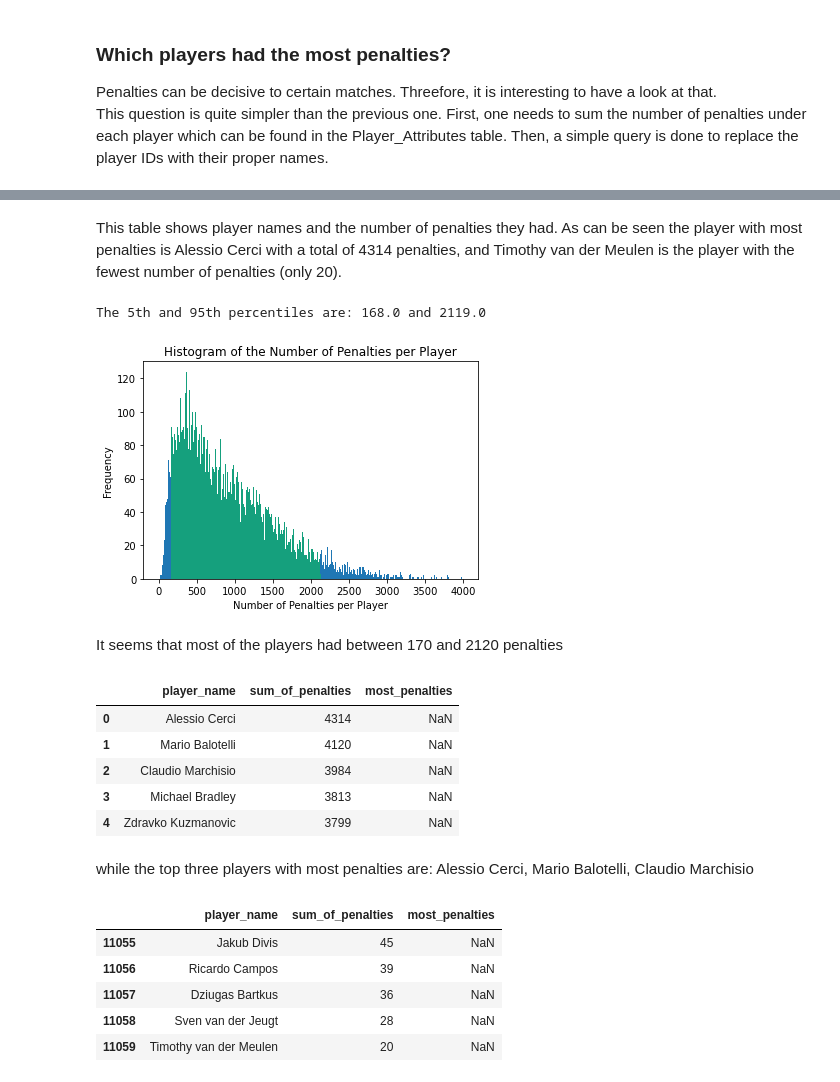
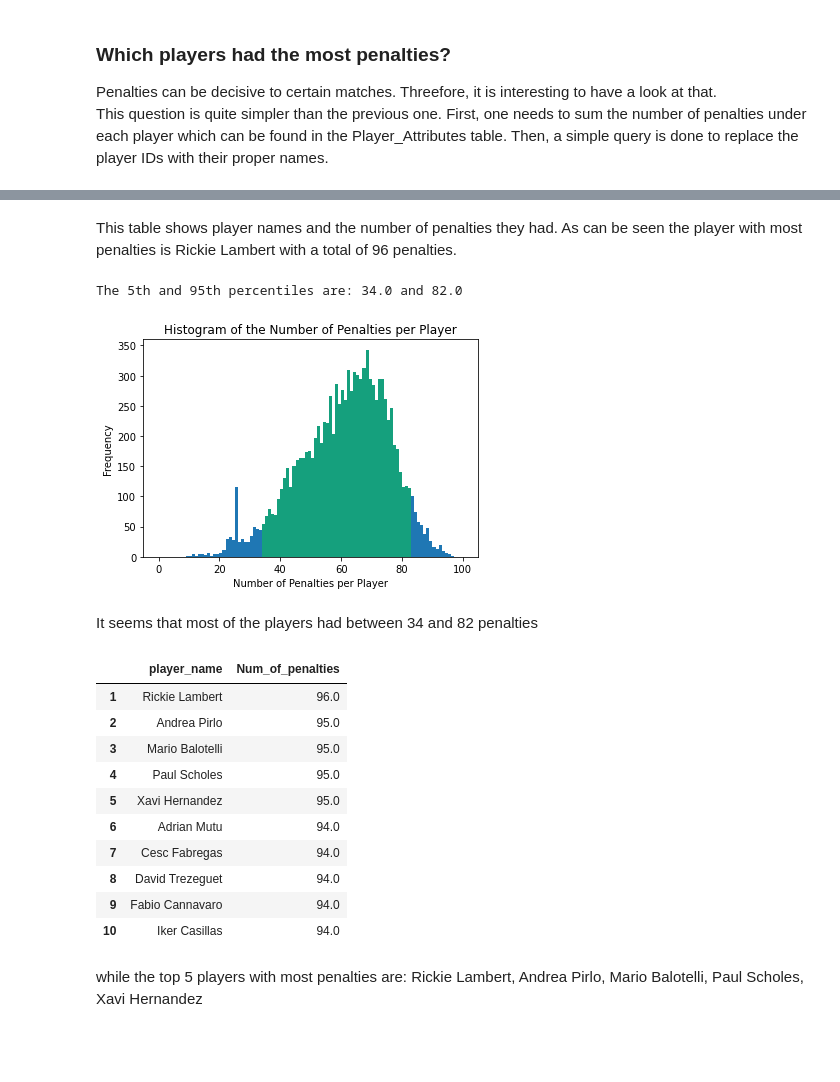
Before and after one commit to msarraj-edu/Investigating-Kaggle-Soccer-Dataset, a Jupyter notebook: Investigating-Kaggle_Soccer-Dataset.ipynb, the cells around one changed output, grey strips where cells are left out. Drawn from its saved outputs; the diff is of its cells as text; code cells hidden in the pictures; blank space fills up the shorter version.

Commit message:
Fix misinterpretation of def. of penalties

```diff
--- a/Investigating-Kaggle_Soccer-Dataset.ipynb
+++ b/Investigating-Kaggle_Soccer-Dataset.ipynb
@@ -315,10 +334,16 @@ Penalties can be decisive to certain matches. Threefore, it is interesting to ha
 This question is quite simpler than the previous one. First, one needs to sum the number of penalties under each player which can be found in the Player_Attributes table. Then, a simple query is done to replace the player IDs with their proper names.
 # %%
 player_penalties = pd.read_sql_query('''
-select player.player_name, sum_of_penalties
+select player.player_name, Num_of_penalties
 from player,
-  (select player_api_id, sum(penalties) as sum_of_penalties
+  (select player_api_id, penalties as Num_of_penalties
   from player_attributes
-  group by player_api_id
-  order by sum_of_penalties desc) as sum_table
+  order by Num_of_penalties desc) as sum_table
 where player.player_api_id = sum_table.player_api_id''',conn)
+# %%
+player_penalties.Num_of_penalties = player_penalties.Num_of_penalties.fillna(0)
+player_penalties.drop_duplicates(subset='player_name', keep='first', inplace=True)
+player_penalties = player_penalties.loc[:, ['player_name','Num_of_penalties']]
+player_penalties.index = range(1, len(player_penalties.index)+1)
+
+player_penalties.head()
@@ -325,50 +357,46 @@ where player.player_api_id = sum_table.player_api_id''',conn)
 # %% [markdown]
-This table shows player names and the number of penalties they had. As can be seen the player with most penalties is Alessio Cerci with a total of 4314 penalties, and Timothy van der Meulen is the player with the fewest number of penalties (only 20).
+This table shows player names and the number of penalties they had. As can be seen the player with most penalties is Rickie Lambert with a total of 96 penalties.
 # %%
 # 5th and 95th percentiles of pentalties
-p_5,p_95 = np.percentile(player_penalties.sum_of_penalties, [5,95])
+p_5,p_95 = np.percentile(player_penalties.Num_of_penalties, [5,95])
 print(f'The 5th and 95th percentiles are: {p_5} and {p_95}')
 # Selecting most penalties and adding a column in dataframe for that
 most_penalties_filter = lambda x: x if p_5<=x<=p_95 else np.nan
-player_penalties['most_penalties'] = player_penalties.sum_of_penalties.apply(most_penalties_filter)
+player_penalties['most_penalties'] = player_penalties.Num_of_penalties.apply(most_penalties_filter)
 
 # Plotting both histograms
-bins = np.linspace(0,4000,401);
+bins = np.linspace(0,100,101);
 
-# This particular line is done to align our filtering criterion (5th and 95th percentile with bins)
-bins[17], bins[212] = p_5, p_95
+# # This particular line is done to align our filtering criterion (5th and 95th percentile with bins)
+# bins[17], bins[212] = p_5, p_95
 
-plt.hist(player_penalties.sum_of_penalties,bins);
+plt.hist(player_penalties.Num_of_penalties,bins);
 plt.hist(player_penalties.most_penalties,bins, color=(0,1,0), alpha=0.3);
 plt.title('Histogram of the Number of Penalties per Player')
 plt.xlabel('Number of Penalties per Player')
 plt.ylabel('Frequency')
 plt.show()
 # %% [output]
-The 5th and 95th percentiles are: 168.0 and 2119.0
+The 5th and 95th percentiles are: 34.0 and 82.0
-[figure, old version]
+[figure, new version]
 # %% [markdown]
-It seems that most of the players had between 170 and 2120 penalties
+It seems that most of the players had between 34 and 82 penalties
 # %%
-player_penalties.head()
+player_penalties[['player_name', 'Num_of_penalties']].head(10)
 # %% [output]
-|  | player_name | sum_of_penalties | most_penalties |
-| 0 | Alessio Cerci | 4314 | NaN |
-| 1 | Mario Balotelli | 4120 | NaN |
-| 2 | Claudio Marchisio | 3984 | NaN |
-| 3 | Michael Bradley | 3813 | NaN |
-| 4 | Zdravko Kuzmanovic | 3799 | NaN |
+|  | player_name | Num_of_penalties |
+| 1 | Rickie Lambert | 96.0 |
+| 2 | Andrea Pirlo | 95.0 |
+| 3 | Mario Balotelli | 95.0 |
+| 4 | Paul Scholes | 95.0 |
+| 5 | Xavi Hernandez | 95.0 |
+| 6 | Adrian Mutu | 94.0 |
+| 7 | Cesc Fabregas | 94.0 |
+| 8 | David Trezeguet | 94.0 |
+| 9 | Fabio Cannavaro | 94.0 |
+| 10 | Iker Casillas | 94.0 |
 # %% [markdown]
-while the top three players with most penalties are: Alessio Cerci, Mario Balotelli, Claudio Marchisio
+while the top 5 players with most penalties are: Rickie Lambert, Andrea Pirlo, Mario Balotelli, Paul Scholes, Xavi Hernandez
-# %%
-player_penalties.tail()
-# %% [output]
-|  | player_name | sum_of_penalties | most_penalties |
-| 11055 | Jakub Divis | 45 | NaN |
-| 11056 | Ricardo Campos | 39 | NaN |
-| 11057 | Dziugas Bartkus | 36 | NaN |
-| 11058 | Sven van der Jeugt | 28 | NaN |
-| 11059 | Timothy van der Meulen | 20 | NaN |
 # %% [markdown]
 ## Conclusion
 To sum up the result, here is a quick list of the report's observations:
```
Also changed, not shown: parts of 3 cells of this notebook.
